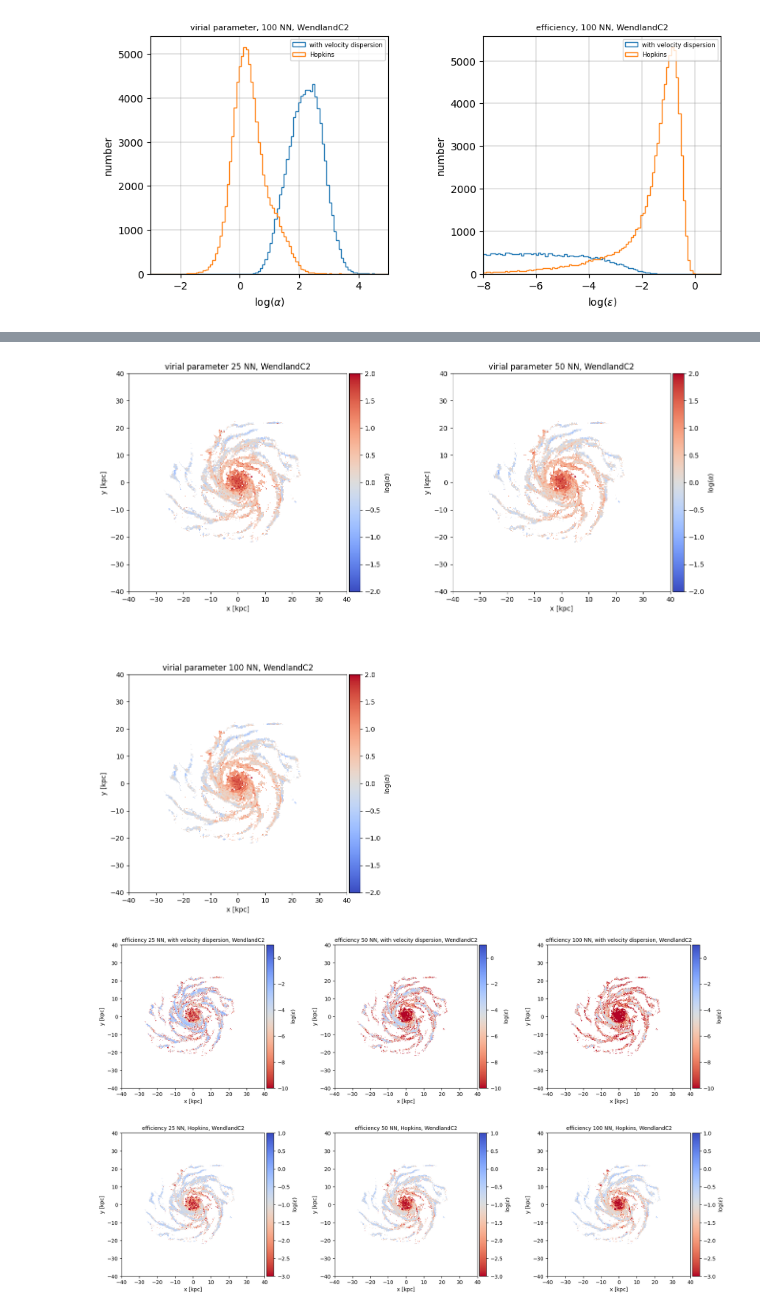
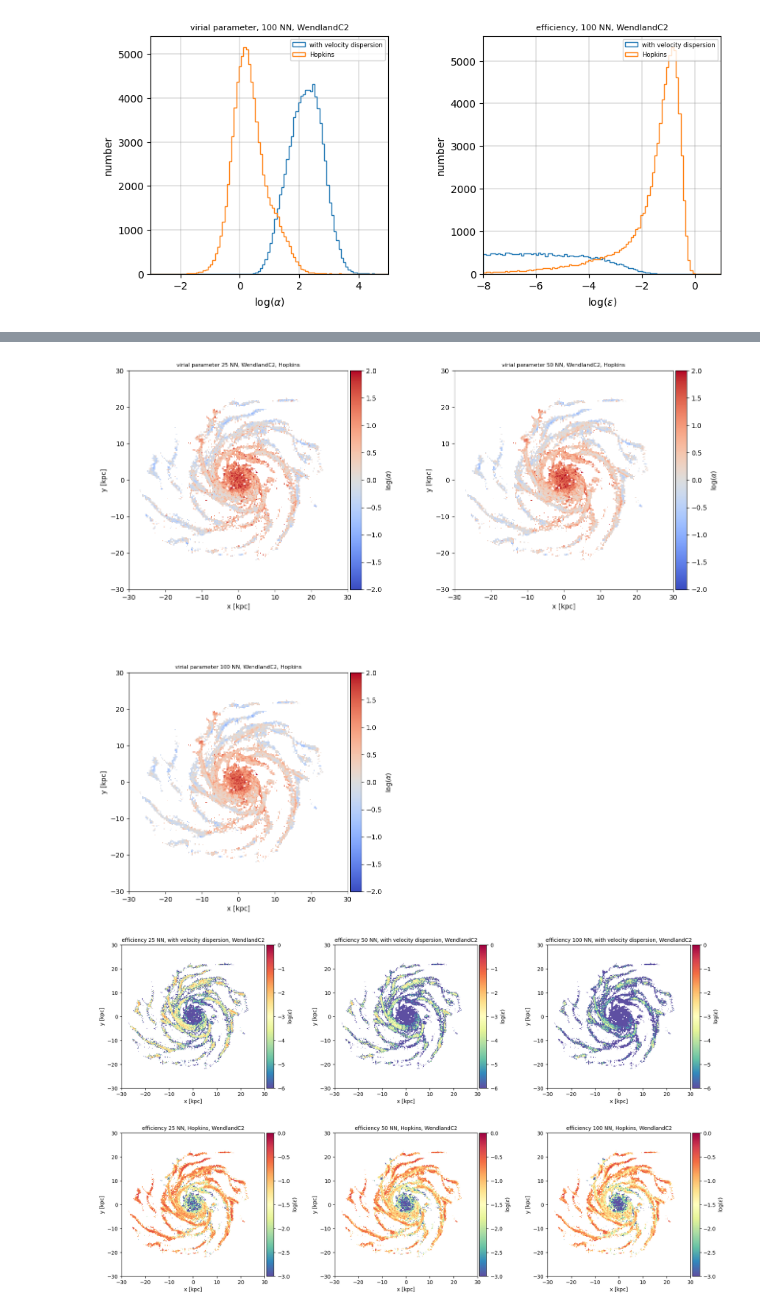
Before and after one commit to Evafranck/star_formation, a Jupyter notebook: star_formation_neu.ipynb, the cells around one changed output, grey strips where cells are left out. Cells and saved outputs as stored; diff of their text form; code cells hidden in the pictures.

```diff
--- a/star_formation_neu.ipynb
+++ b/star_formation_neu.ipynb
@@ -401,27 +417,0 @@ for n in range(8):
-# %%
-rho_list = [np.log10(rho_CS_25), np.log10(rho_CS_50), np.log10(rho_CS_100), np.log10(rho_W_25), np.log10(rho_W_50), np.log10(rho_W_100)]
-#rho_list = [rho_CS_25, rho_CS_50, rho_CS_100, rho_W_25, rho_W_50, rho_W_100]
-v_disp_list = [np.log10(vdisp_CS_25), np.log10(vdisp_CS_50), np.log10(vdisp_CS_100), np.log10(vdisp_W_25), np.log10(vdisp_W_50), np.log10(vdisp_W_100)]
-v_div_list = [np.log10(vdiv_CS_25), np.log10(vdiv_CS_50), np.log10(vdiv_CS_100), np.log10(vdiv_W_25), np.log10(vdiv_W_50), np.log10(vdiv_W_100)]
-alpha_2_list = [np.log10(alpha2_CS_25), np.log10(alpha2_CS_50), np.log10(alpha2_CS_100), np.log10(alpha2_W_25), np.log10(alpha2_W_50), np.log10(alpha2_W_100)]
-key_list = [rho_list, v_disp_list, v_div_list, alpha_4_list]
-range_list = [(6, 9), (0, 2.5), (-1, 3), (0, 3)]
-#nn = [25, 50, 100]
-title = ['gas density', 'velocity dispersion', 'velocity divergence', 'virial parameter (Hopkins)']
-unit = [r'log($\Sigma$) [M$_\odot$/kpc$^2$]', r'log($\sigma$) [km/s]', 'log(div(V))[km/(s*kpc)]', 'log('+r'$\alpha$'+')']
-label = ['CubicSpline, 25 NN', 'CubicSpline, 50 NN', 'CubicSpline, 100 NN', 'WendlandC2, 25 NN', 'WendlandC2, 50 NN', 'WendlandC2, 100 NN']
-fig = plt.figure(figsize = (15,15))
-gs0 = gd.GridSpec(2, 2, figure=fig, wspace = 0.4)
-
-for n in range(4):
-    ax = fig.add_subplot(gs0[n])
-    for i in range(6):
-        ax.hist(key_list[n][i], bins = 100, label = label[i], range = range_list[n], histtype = 'step')
-
-    ax.set_title(title[n], wrap = True, fontsize = 8)
-    ax.set_xlabel(unit[n])
-    ax.set_ylabel('number')
-    ax.set_xlim(range_list[n])
-    ax.set_aspect(1./ax.get_data_ratio())
-    ax.grid(linewidth = 0.3, color = 'grey')
-    ax.legend(fontsize = 6)
@@ -461,7 +449,7 @@ gs0 = gd.GridSpec(2, 2, figure=fig, wspace = 0.4)
 
 for n in range(2,4):
     ax = fig.add_subplot(gs0[n])
-    im = ax.imshow(np.log10(mw_hist(gal.g, alpha[n], 500)), extent=(-50,50,-50,50), cmap='coolwarm', vmin = vmin_list[n], vmax = vmax_list[n])
+    im = ax.imshow(np.log10(mw_hist(gal.g, alpha[n], 500)), extent=(-50,50,-50,50), cmap='Spectral_r', vmin = vmin_list[n], vmax = vmax_list[n])
     divider = make_axes_locatable(ax)
     cax = divider.append_axes('right', size='5%', pad=0.05)
     fig.colorbar(im, cax=cax, orientation='vertical', label = r'log($\alpha$)')
@@ -502,5 +490,5 @@ plt.show()
 # %%
-title = ['25 NN, WendlandC2', '50 NN, WendlandC2', '100 NN, WendlandC2']
+title = ['25 NN, WendlandC2, Hopkins', '50 NN, WendlandC2, Hopkins', '100 NN, WendlandC2, Hopkins']
 alpha = [alpha4_W_25, alpha4_W_50, alpha4_W_100]
 
 fig = plt.figure(figsize = (15,15))
@@ -515,34 +503,34 @@ for n in range(3):
     ax.set_title('virial parameter ' + title[n], wrap = True, fontsize = 8)
     ax.set_xlabel('x [kpc]')
     ax.set_ylabel('y [kpc]')
-    ax.set_xlim(-40, 40)
-    ax.set_ylim(-40, 40)
+    ax.set_xlim(-30, 30)
+    ax.set_ylim(-30, 30)
     ax.set_aspect(1./ax.get_data_ratio())
 
 plt.show()
 # %% [output]
-[figure, old version]
+[figure, new version]
 # %%
 title = ['25 NN, with velocity dispersion, WendlandC2', '50 NN, with velocity dispersion, WendlandC2', '100 NN, with velocity dispersion, WendlandC2', '25 NN, Hopkins, WendlandC2', '50 NN, Hopkins, WendlandC2', '100 NN, Hopkins, WendlandC2']
 eff = [eff_vdisp_W_25, eff_vdisp_W_50, eff_vdisp_W_100, eff_Hop_W_25, eff_Hop_W_50, eff_Hop_W_100]
 fig = plt.figure(figsize = (20,12))
 gs0 = gd.GridSpec(2, 3, figure=fig, wspace = 0.4)
-vmin_list = [-10, -10, -10, -3, -3, -3]
-vmax_list = [1, 1, 1, 1, 1, 1]
+vmin_list = [-6, -6, -6, -3, -3, -3]
+vmax_list = [0, 0, 0, 0, 0, 0]
 
 for n in range(6):
     ax = fig.add_subplot(gs0[n])
-    im = ax.imshow(np.log10(mw_hist(gal.g, eff[n], 500)), extent=(-50,50,-50,50), cmap='coolwarm_r', vmin = vmin_list[n], vmax = vmax_list[n])
+    im = ax.imshow(np.log10(mw_hist(gal.g, eff[n], 500)), extent=(-50,50,-50,50), cmap='Spectral_r', vmin = vmin_list[n], vmax = vmax_list[n])
     divider = make_axes_locatable(ax)
     cax = divider.append_axes('right', size='5%', pad=0.05)
     fig.colorbar(im, cax=cax, orientation='vertical', label = r'log($\epsilon$)')
     ax.set_title('efficiency ' + title[n], wrap = True, fontsize = 10)
     ax.set_xlabel('x [kpc]')
     ax.set_ylabel('y [kpc]')
-    ax.set_xlim(-40, 40)
-    ax.set_ylim(-40, 40)
+    ax.set_xlim(-30, 30)
+    ax.set_ylim(-30, 30)
     ax.set_aspect(1./ax.get_data_ratio())
 
 plt.show()
 # %% [output]
-[figure, old version]
+[figure, new version]
```
Also changed, not shown: parts of 30 cells of this notebook, 1 other file.
